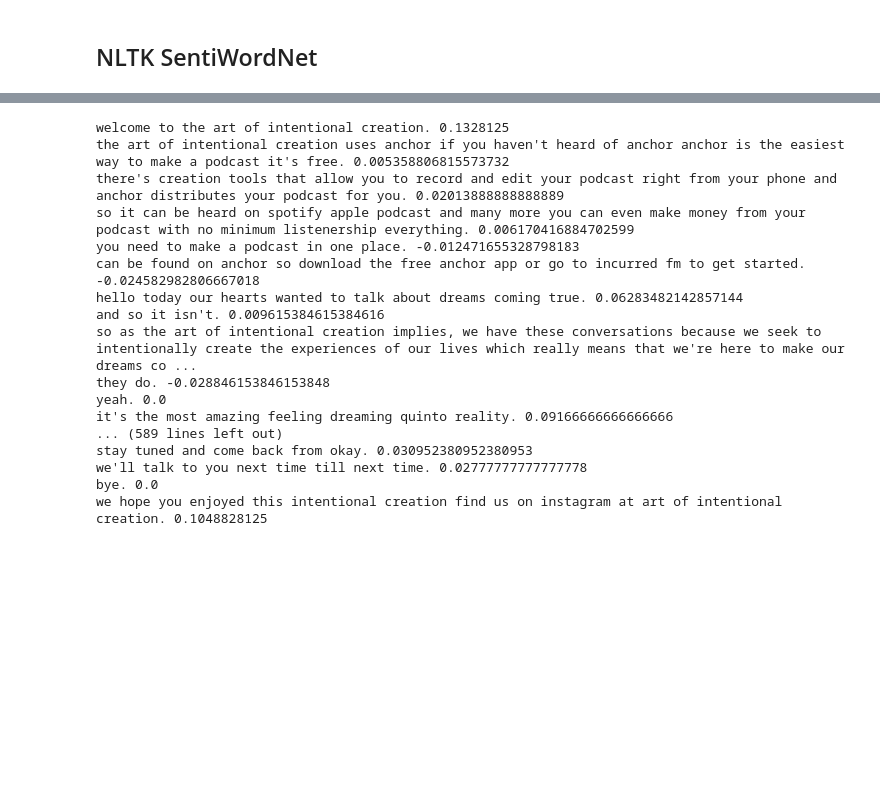
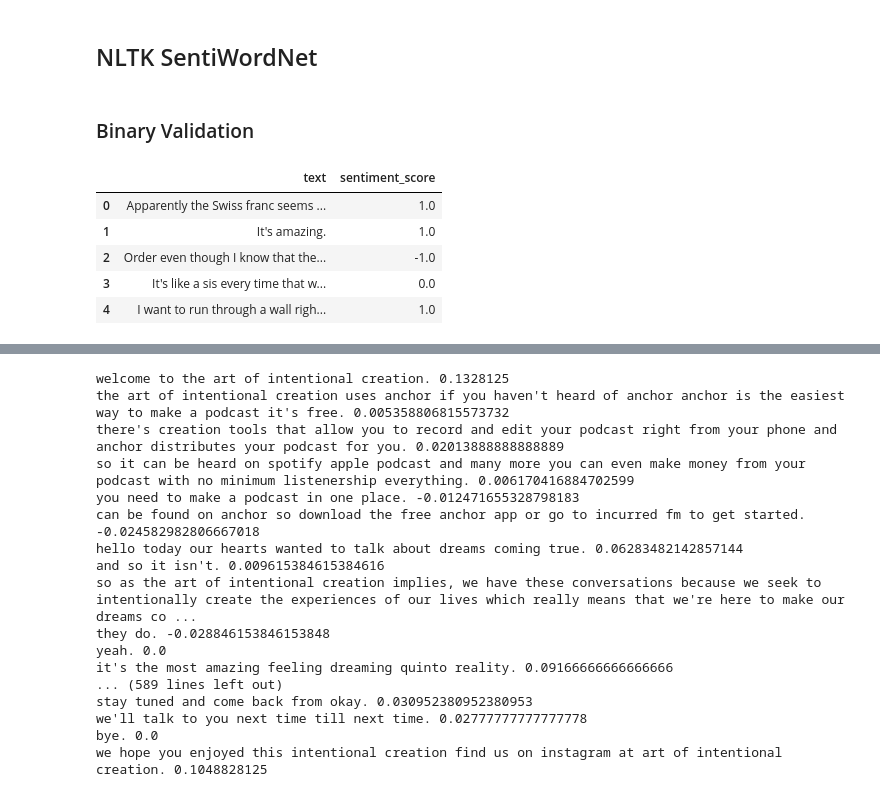
Before and after one commit to bartvanvulpen/podcastDA, a Jupyter notebook: lexicon.ipynb, the cells around one changed output, grey strips where cells are left out. Drawn from its saved outputs; the diff is of its cells as text; code cells hidden in the pictures; blank space fills up the shorter version.

Commit message:
updated validation set

```diff
--- a/lexicon.ipynb
+++ b/lexicon.ipynb
@@ -59,0 +122,12 @@ def SentiWordNet_sentiment(sentence):
+# %% [markdown]
+### Binary Validation
+# %%
+val_df = pd.read_csv('labeled_datasets/binary/binary_val.csv', sep='\t')
+val_df.head(5)
+# %% [output]
+|  | text | sentiment_score |
+| 0 | Apparently the Swiss franc seems ... | 1.0 |
+| 1 | It's amazing. | 1.0 |
+| 2 | Order even though I know that the... | -1.0 |
+| 3 | It's like a sis every time that w... | 0.0 |
+| 4 | I want to run through a wall righ... | 1.0 |
```
Also changed, not shown: parts of 8 cells of this notebook, 5 other files.
